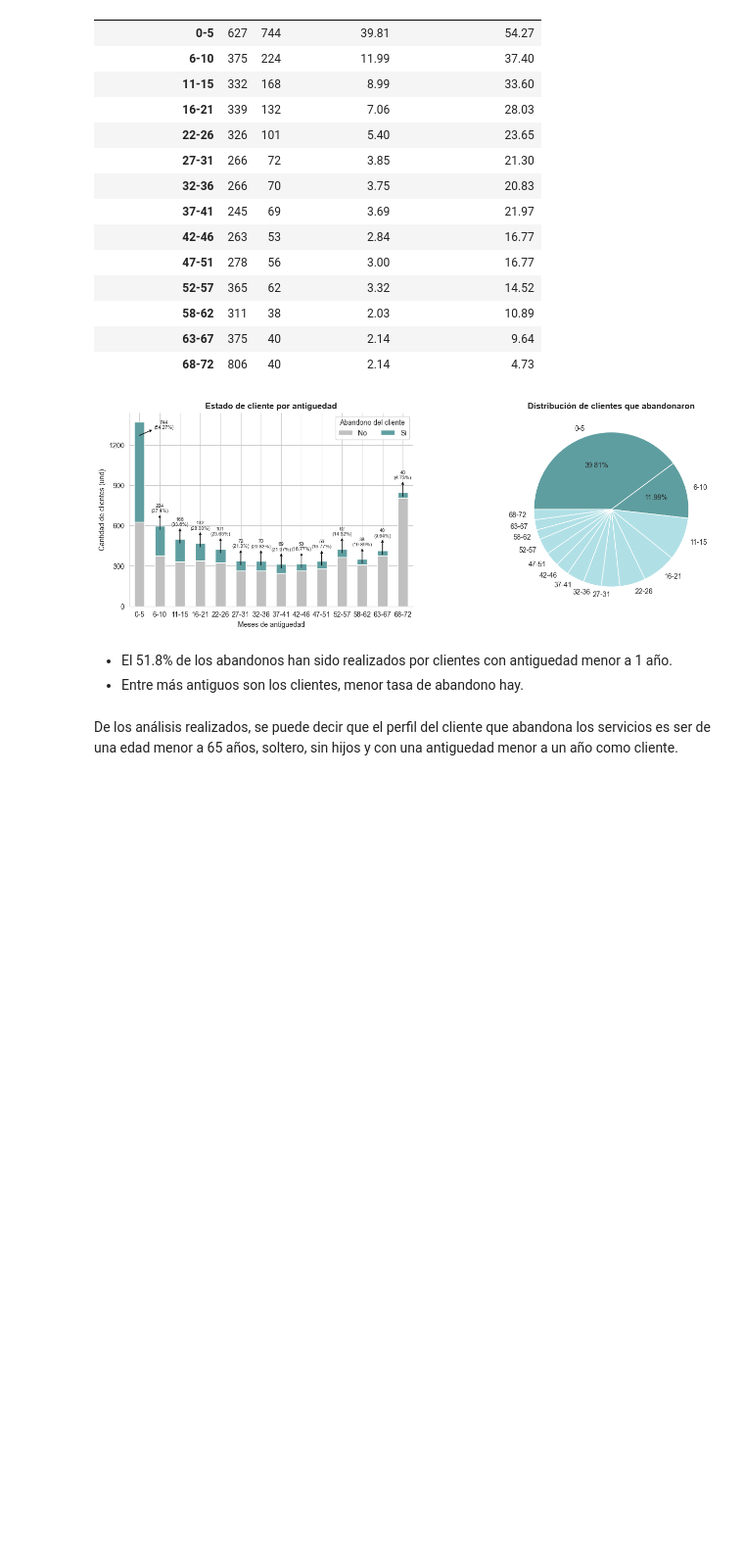
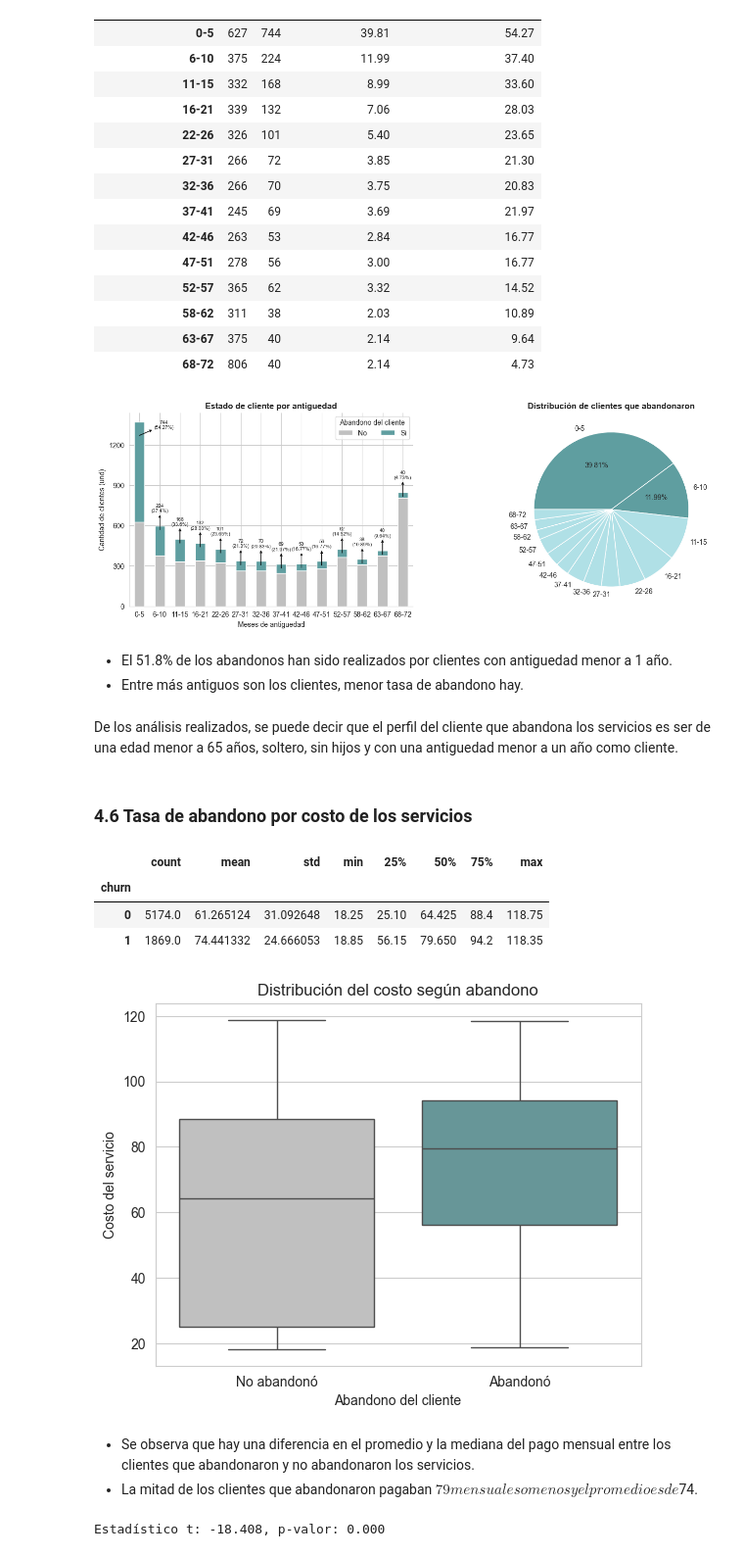
Before and after one commit to ecordovag/telecomx, a Jupyter notebook: telecom_x.ipynb, the cells around one changed output. Shown: that part at 98% size. Drawn from its saved outputs; the diff is of its cells as text; code cells hidden in the pictures; blank space fills up the shorter version.

```diff
--- a/telecom_x.ipynb
+++ b/telecom_x.ipynb
@@ -1286,3 +1421,38 @@ plt.show()
 - Entre más antiguos son los clientes, menor tasa de abandono hay.
 # %% [markdown]
 De los análisis realizados, se puede decir que el perfil del cliente que abandona los servicios es ser de una edad menor a 65 años, soltero, sin hijos y con una antiguedad menor a un año como cliente.
+# %% [markdown]
+### 4.6 Tasa de abandono por costo de los servicios
+# %%
+df_final.groupby('churn')['monthly_charges'].describe()
+# %% [output]
+|  | count | mean | std | min | 25% | 50% | 75% | max |
+| churn |  |  |  |  |  |  |  |  |
+| 0 | 5174.0 | 61.265124 | 31.092648 | 18.25 | 25.10 | 64.425 | 88.4 | 118.75 |
+| 1 | 1869.0 | 74.441332 | 24.666053 | 18.85 | 56.15 | 79.650 | 94.2 | 118.35 |
+# %%
+colores = {0: 'silver', 1: 'cadetblue'}
+
+sns.boxplot(x='churn', y='monthly_charges', hue='churn', data=df_final, palette=colores, legend=False)
+
+plt.xlabel('Abandono del cliente')
+plt.ylabel('Costo del servicio')
+plt.xticks([0, 1], ['No abandonó', 'Abandonó'])
+plt.title('Distribución del costo según abandono')
+
+
+plt.show()
+# %% [output]
+[figure, added]
+# %% [markdown]
+- Se observa que hay una diferencia en el promedio y la mediana del pago mensual entre los clientes que abandonaron y no abandonaron los servicios.
+- La mitad de los clientes que abandonaron pagaban $79 mensuales  o menos y el promedio es de $74.
+# %%
+# Prueba t de Student para comparar promedios de pago mensual
+grupo_0 = df_final[df_final['churn'] == 0]['monthly_charges']
+grupo_1 = df_final[df_final['churn'] == 1]['monthly_charges']
+
+t_stat, p_value = ttest_ind(grupo_0, grupo_1, equal_var=False)
+print(f'Estadístico t: {t_stat:.3f}, p-valor: {p_value:.3f}')
+# %% [output]
+Estadístico t: -18.408, p-valor: 0.000
```
Also changed, not shown: parts of 30 cells of this notebook.
